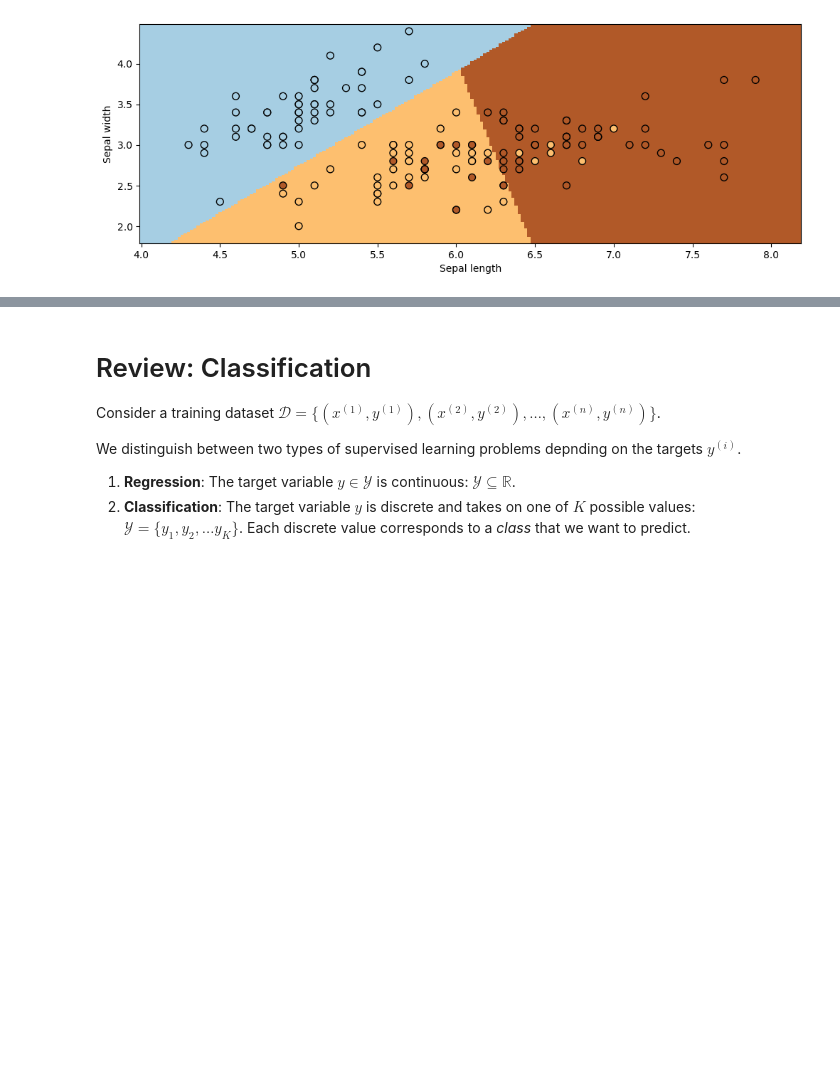
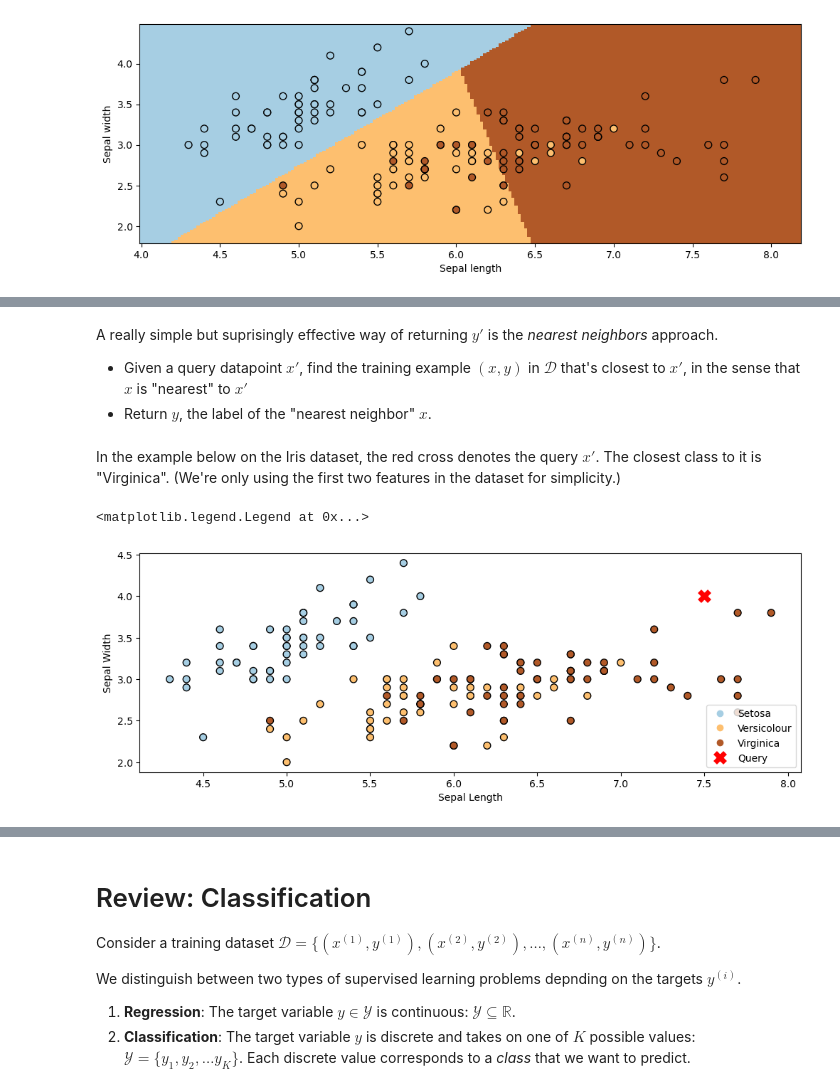
Before and after one commit to aaarrmiinnn/GW-CS6364, a Jupyter notebook: slides/lecture4-classification.ipynb, the cells around one changed output, grey strips where cells are left out. Drawn from its saved outputs; the diff is of its cells as text; code cells hidden in the pictures; blank space fills up the shorter version.

```diff
--- a/slides/lecture4-classification.ipynb
+++ b/slides/lecture4-classification.ipynb
@@ -172,0 +182,21 @@ plt.show()
+# %% [markdown]
+A really simple but suprisingly effective way of returning $y'$ is the *nearest neighbors* approach.
+* Given a query datapoint $x'$, find the training example $(x, y)$ in $\mathcal{D}$ that's closest to $x'$, in the sense that $x$ is "nearest" to $x'$
+* Return $y$, the label of the "nearest neighbor" $x$.
+# %% [markdown]
+In the example below on the Iris dataset, the red cross denotes the query $x'$. The closest class to it is "Virginica". (We're only using the first two features in the dataset for simplicity.)
+# %%
+import matplotlib.pyplot as plt
+plt.rcParams['figure.figsize'] = [12, 4]
+
+# Plot also the training points
+p1 = plt.scatter(iris_X.iloc[:, 0], iris_X.iloc[:, 1], c=iris_y,
+            edgecolor='k', s=50, cmap=plt.cm.Paired)
+p2 = plt.plot([7.5], [4], 'rx', ms=10, mew=5)
+plt.xlabel('Sepal Length')
+plt.ylabel('Sepal Width')
+plt.legend(['Query Point', 'Training Data'], loc='lower right')
+plt.legend(handles=p1.legend_elements()[0]+p2, labels=['Setosa', 'Versicolour', 'Virginica', 'Query'], loc='lower right')
+# %% [output]
+<matplotlib.legend.Legend at 0x...>
+[figure, added]
```
Also changed, not shown: parts of 25 cells of this notebook, 1 other file.
